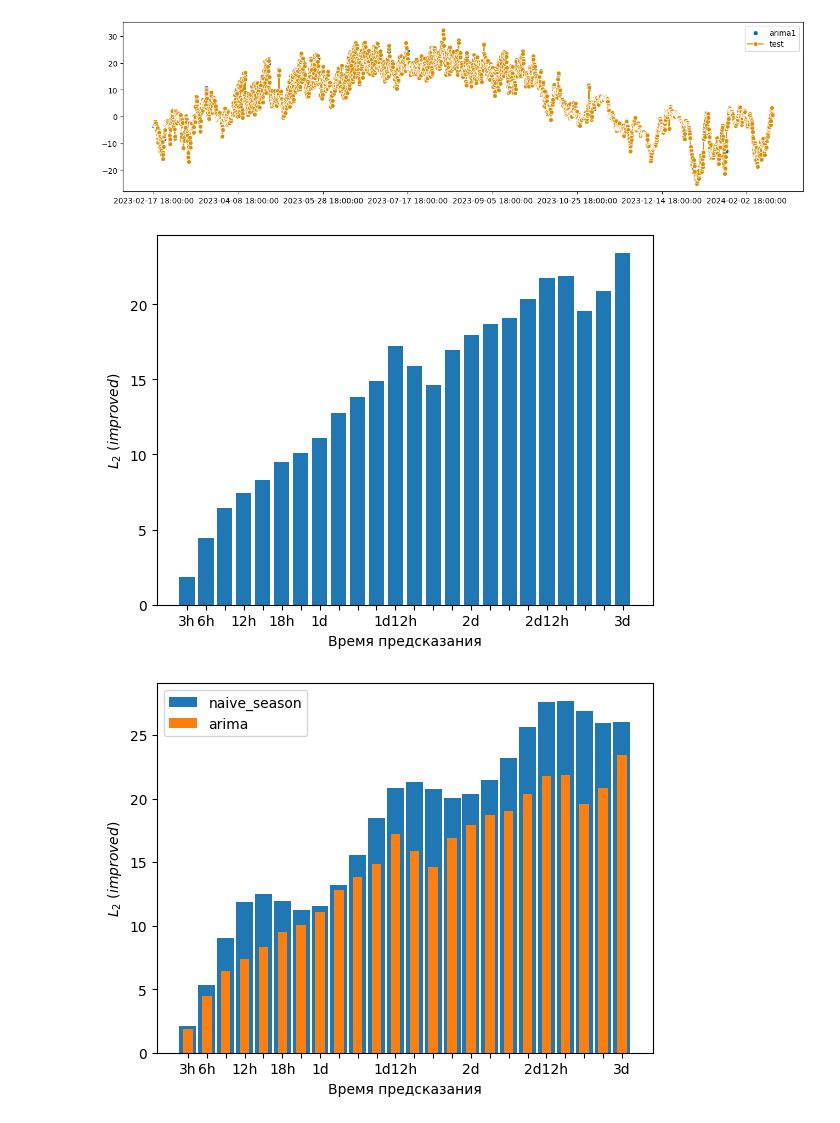
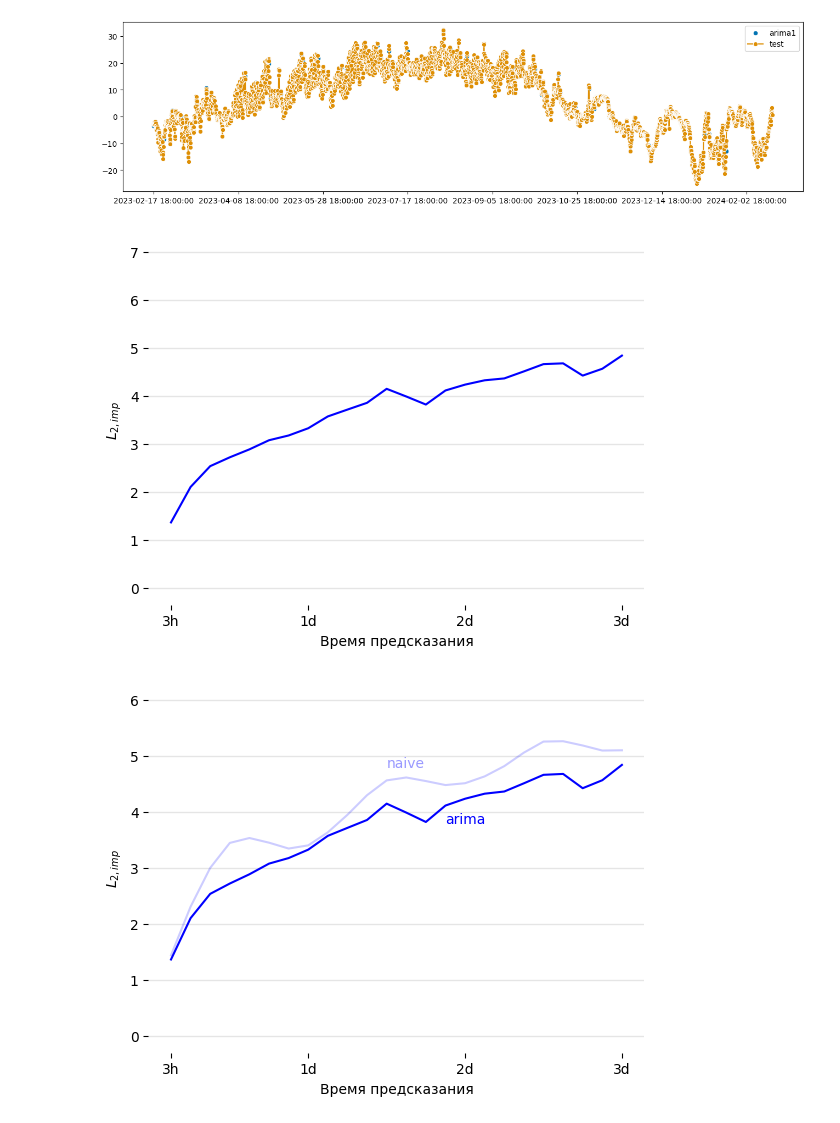
Before and after one commit to S0krat/FQW, a Jupyter notebook: arima2.ipynb, the cells around one changed output. Drawn from its saved outputs; the diff is of its cells as text; code cells hidden in the pictures.

Commit message:
Graph changes

```diff
--- a/arima2.ipynb
+++ b/arima2.ipynb
@@ -25,7 +25,7 @@ plot_pacf(temp_train)
 # %%
 from sktime.forecasting.arima import ARIMA
 
-arima_model = ARIMA(order=(7,1,5), seasonal_order=(1,0,1,8))
+arima_model = ARIMA(order=(15,1,5), seasonal_order=(1,0,1,16))
 arima_model.fit(temp_train[-10000:])
 np.mean(np.abs(arima_model.predict_residuals()))
 # %% [output]
@@ -85,7 +88,7 @@ def l2_improved(y_true, y_pred, indexes):
     n = len(y_true)
     for i in range(n):
         s += (y_true[i] - y_pred[i]) ** 2 * hour_vars[indexes[i]]
-    return s / n
+    return np.sqrt(s / n)
 # %%
 from sktime.utils.plotting import plot_series
 
@@ -102,6 +105,6 @@ results = np.array([arima_model.predict(range(1,25))])
 
 for i in range(200):
     print(round(i / 200, 4))
-    arima_model.update(temp_test[9*i:9*(i+1)], update_params=True)
+    arima_model.update(temp_test[9*i:9*(i+1)], update_params=False)
     results = np.append(results, [arima_model.predict(range(1,25))], axis=0)
 # %% [output]
@@ -141,30 +128,47 @@ maes = [l2_improved(results[:,j], temp_test[[9*i + j for i in range(201)]], temp
 # %%
 import matplotlib.pyplot as plt
 
+x_values = list(range(24))
 names=['3h','6h','               ','12h','              ','18h','             ','1d','            ','           ','          ','1d12h','         ','        ','       ','2d', ' ','  ','   ','2d12h','    ','     ','      ','3d']
-plt.bar(x=names, height=maes)
+
+plt.box(False)
+for h in range(8):
+    plt.axhline(y=h, color='black', alpha=0.1, lw=1)
+
+plt.plot(x_values, maes, color='blue')
+plt.xticks(x_values, names)
+plt.xticks([0,7,15,23])
 plt.xlabel("Время предсказания")
-plt.ylabel("$L_2 \\ (improved)$")
+plt.ylabel("$L_{2,imp}$")
 plt.show()
 # %% [output]
-[figure, old version]
+[figure, new version]
 # %%
 day_diff = [np.mean([temp_train[8 * i + j + 1] - temp_train[8 * i + j] for i in range(1, 6560)]) for j in range(8)]
 maes_s = []
 temp_test_predict = temp_test.values.copy()
 for i in range(24):
     for j in range(len(temp_test_predict)):
         temp_test_predict[j] += day_diff[(j + i+ 6) % 8]
     maes_s.append(l2_improved(temp_test_predict[:-(i + 1)], temp_test[(i + 1):].values, temp_test.index[(i + 1):].hour))
 
 import matplotlib.pyplot as plt
 
+x_values = list(range(24))
 names=['3h','6h','               ','12h','              ','18h','             ','1d','            ','           ','          ','1d12h','         ','        ','       ','2d', ' ','  ','   ','2d12h','    ','     ','      ','3d']
-plt.bar(x=names, height=maes_s, width=0.9 , label='naive_season')
-plt.bar(x=names, height=maes, width=0.5, label='arima')
+
+plt.box(False)
+for h in range(7):
+    plt.axhline(y=h, color='black', alpha=0.1, lw=1)
+
+plt.plot(x_values, maes_s, color='blue', alpha=0.2)
+plt.plot(x_values, maes, color='blue')
+plt.xticks(x_values, names)
+plt.text(14, 3.8, "arima", color='blue')
+plt.text(11, 4.8, "naive", color='blue', alpha=0.4)
+plt.xticks([0,7,15,23])
 plt.xlabel("Время предсказания")
-plt.ylabel("$L_2 \\ (improved)$")
-plt.legend()
+plt.ylabel("$L_{2,imp}$")
 plt.show()
 # %% [output]
-[figure, old version]
+[figure, new version]
```
Also changed, not shown: parts of 8 cells of this notebook, 3 other files.
